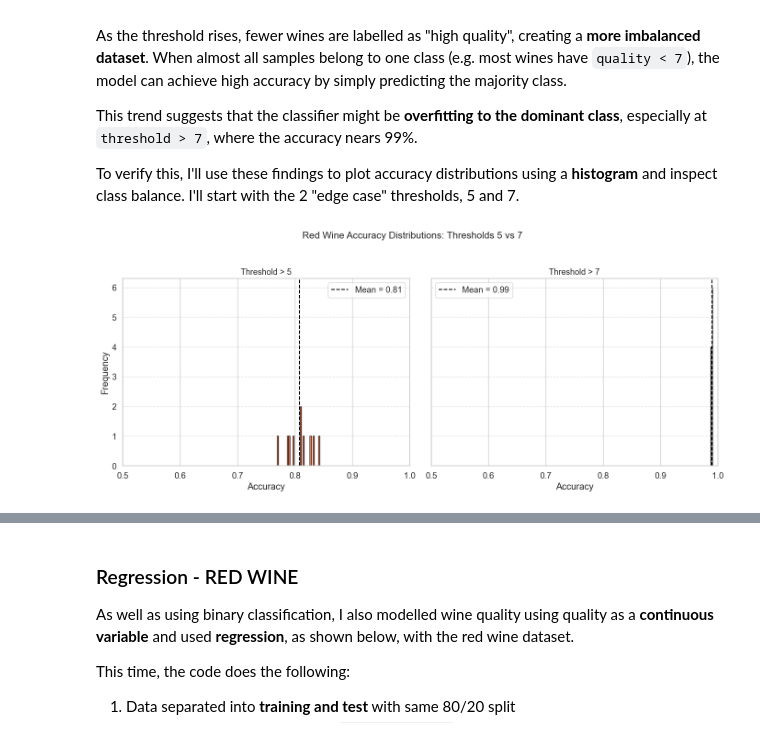
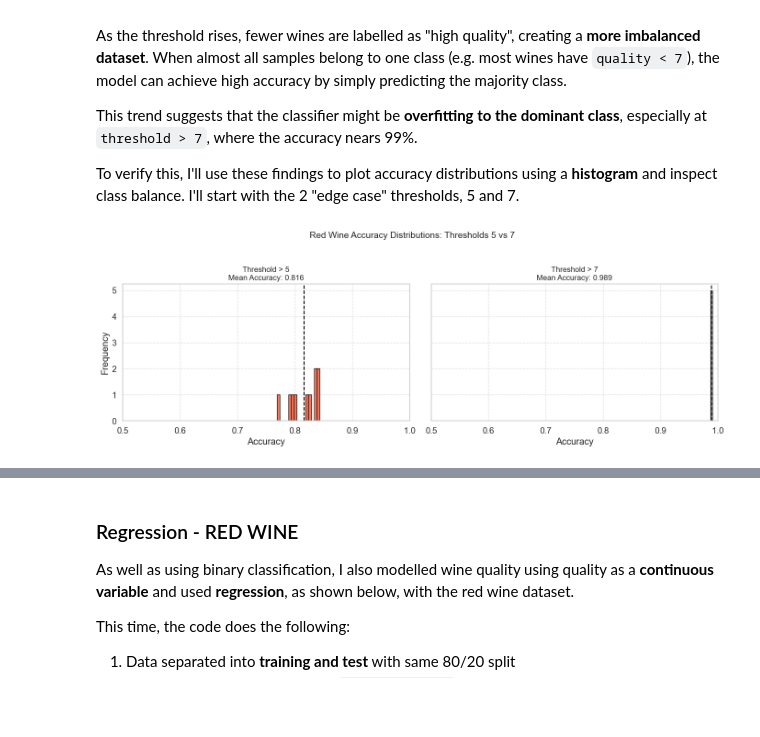
Before and after one commit to k1k12/2034_CW, a Jupyter notebook: notebooks/wine_analysis.ipynb, the cells around one changed output, grey strips where cells are left out. Saved outputs shown, nothing was run; the diff lists cells and outputs as text; code cells hidden in the pictures; blank space fills up the shorter version.

```diff
--- a/notebooks/wine_analysis.ipynb
+++ b/notebooks/wine_analysis.ipynb
@@ -1123,28 +1117,31 @@ This trend suggests that the classifier might be **overfitting to the dominant c
 
 To verify this, I'll use these findings to plot accuracy distributions using a **histogram** and inspect class balance. I'll start with the 2 "edge case" thresholds, 5 and 7.
 # %%
-fig, axes = plt.subplots(1, 2, figsize=(14, 6), sharey=True)
+scores_5 = accuracy_scores[5]
+scores_7 = accuracy_scores[7]
+mean_5 = np.mean(scores_5)
+mean_7 = np.mean(scores_7)
 
-for ax, threshold in zip(axes, [5, 7]):
-    scores = threshold_accuracies[threshold]
+fig, axes = plt.subplots(1, 2, figsize=(14, 5), sharey=True)
 
-    # Plot histogram with more bins
-    ax.hist(scores, bins=30, edgecolor="black", color="#f46d43", alpha=0.85)
+axes[0].hist(scores_5, bins=15, color=palette_red[4], edgecolor="black", alpha=0.9)
+axes[0].axvline(mean_5, color="black", linestyle="--", linewidth=1.5)
+axes[0].set_title(f"Threshold > 5\nMean Accuracy: {mean_5:.3f}", fontsize=12)
+axes[0].set_xlabel("Accuracy")
+axes[0].set_ylabel("Frequency")
+axes[0].grid(True, linestyle="--", alpha=0.6)
+axes[0].set_xlim(0.5, 1.0)
 
-    # Mean line
-    mean_score = np.mean(scores)
-    ax.axvline(mean_score, color="black", linestyle="--", linewidth=1.5, label=f"Mean = {mean_score:.2f}")
+axes[1].hist(scores_7, bins=15, color=palette_red[8], edgecolor="black", alpha=0.9)
+axes[1].axvline(mean_7, color="black", linestyle="--", linewidth=1.5)
+axes[1].set_title(f"Threshold > 7\nMean Accuracy: {mean_7:.3f}", fontsize=12)
+axes[1].set_xlabel("Accuracy")
+axes[1].grid(True, linestyle="--", alpha=0.6)
+axes[1].set_xlim(0.5, 1.0)
 
-    ax.set_title(f"Threshold > {threshold}", fontsize=13)
-    ax.set_xlabel("Accuracy")
-    ax.set_xlim(0.5, 1.0)
-    ax.grid(axis="y", linestyle="--", alpha=0.6)
-    ax.legend()
-
-axes[0].set_ylabel("Frequency")
-fig.suptitle("Red Wine Accuracy Distributions: Thresholds 5 vs 7", fontsize=15)
+fig.suptitle("Red Wine Accuracy Distributions: Thresholds 5 vs 7", fontsize=14)
 plt.tight_layout(rect=[0, 0, 1, 0.95])
-plt.savefig("../figures/task3_rw_accuracy_hist_5_vs_7_red.png")
+plt.savefig("../figures/task3_accuracy_5_vs_7_hist_red.png")
 plt.show()
 # %% [output]
-[figure, old version]
+[figure, new version]
```
Also changed, not shown: parts of 28 cells of this notebook.
